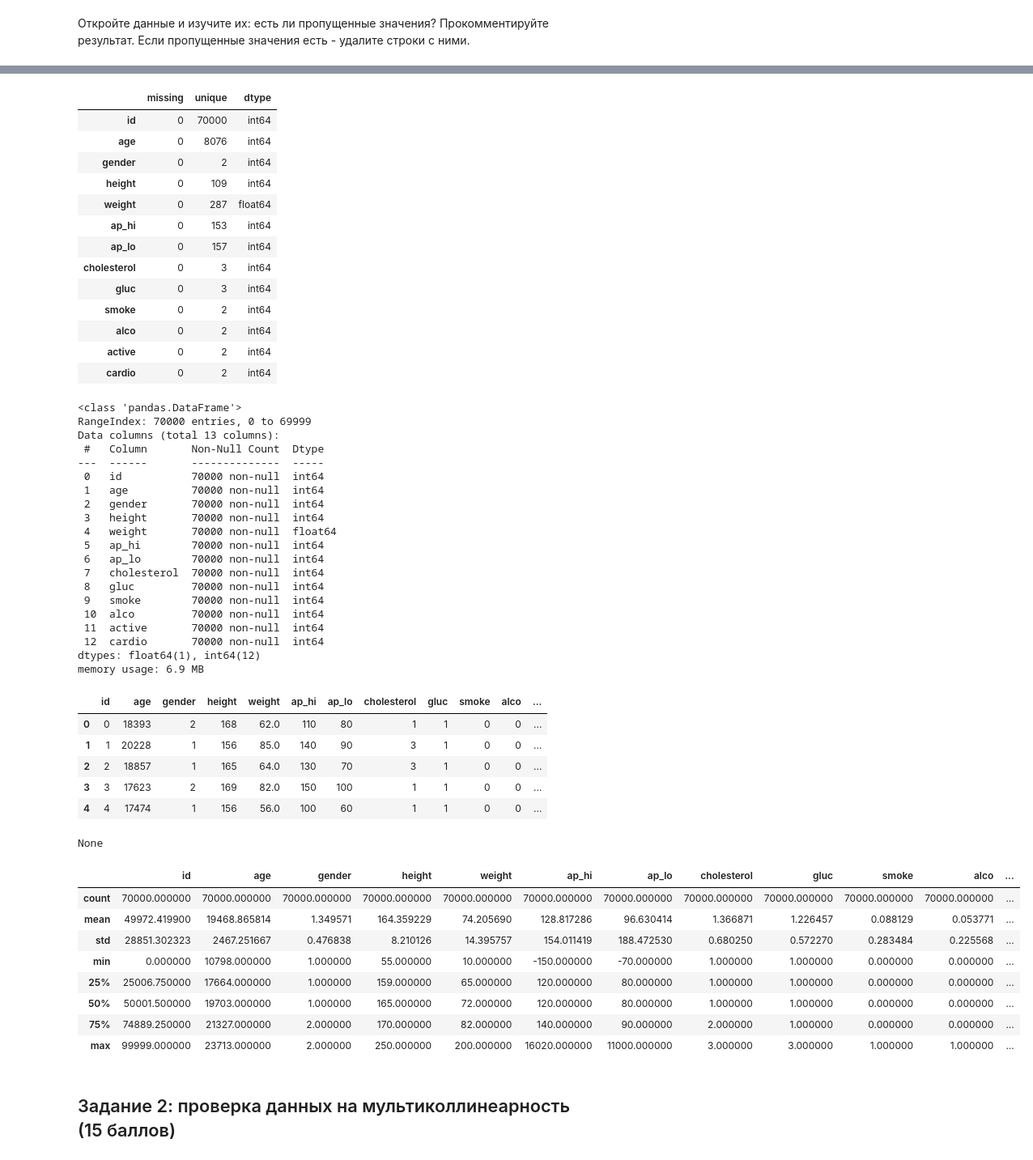
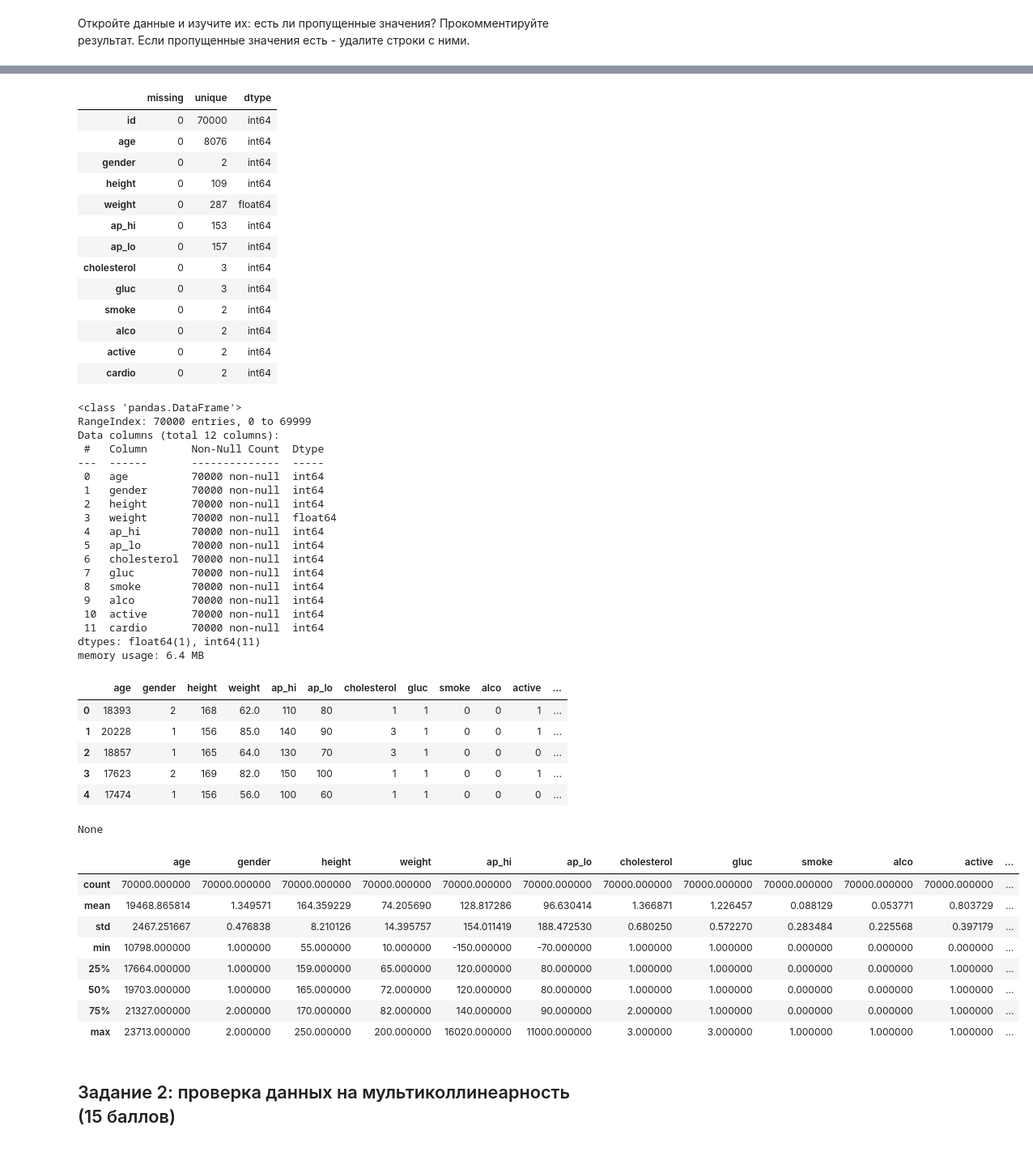
Before and after one commit to KonstGen921/sf_data_science, a Jupyter notebook: SF_project.ipynb, the cells around one changed output, grey strips where cells are left out. Shown at 81% size. Saved outputs shown, nothing was run; the diff lists cells and outputs as text; code cells hidden in the pictures.

```diff
--- a/SF_project.ipynb
+++ b/SF_project.ipynb
@@ -48,63 +48,65 @@ print("Количество дубликатов в данных:", duplicate_ro
 # проверим наличие пропущенных значений и уникальных значений в каждом столбце
 summary = pd.DataFrame({
     "missing": cvd_1.isnull().sum(),
     "unique": cvd_1.nunique(),
     "dtype": cvd_1.dtypes
 })
 display(summary)
 
+# дропнем столбец id, так как он не несет полезной информации для модели
+cvd_1.drop('id', axis=1, inplace=True)
+
 display(cvd_1.head(), cvd_1.info(), cvd_1.describe())
 # %% [output]
 Количество дубликатов в данных: 0
 |  | missing | unique | dtype |
 | id | 0 | 70000 | int64 |
 | age | 0 | 8076 | int64 |
 | gender | 0 | 2 | int64 |
 | height | 0 | 109 | int64 |
 | weight | 0 | 287 | float64 |
 | ap_hi | 0 | 153 | int64 |
 | ap_lo | 0 | 157 | int64 |
 | cholesterol | 0 | 3 | int64 |
 | gluc | 0 | 3 | int64 |
 | smoke | 0 | 2 | int64 |
 | alco | 0 | 2 | int64 |
 | active | 0 | 2 | int64 |
 | cardio | 0 | 2 | int64 |
 <class 'pandas.DataFrame'>
 RangeIndex: 70000 entries, 0 to 69999
-Data columns (total 13 columns):
+Data columns (total 12 columns):
  #   Column       Non-Null Count  Dtype
 ---  ------       --------------  -----
- 0   id           70000 non-null  int64
- 1   age          70000 non-null  int64
- 2   gender       70000 non-null  int64
- 3   height       70000 non-null  int64
- 4   weight       70000 non-null  float64
- 5   ap_hi        70000 non-null  int64
- 6   ap_lo        70000 non-null  int64
- 7   cholesterol  70000 non-null  int64
- 8   gluc         70000 non-null  int64
- 9   smoke        70000 non-null  int64
- 10  alco         70000 non-null  int64
- 11  active       70000 non-null  int64
- 12  cardio       70000 non-null  int64
-dtypes: float64(1), int64(12)
-memory usage: 6.9 MB
+ 0   age          70000 non-null  int64
+ 1   gender       70000 non-null  int64
+ 2   height       70000 non-null  int64
+ 3   weight       70000 non-null  float64
+ 4   ap_hi        70000 non-null  int64
+ 5   ap_lo        70000 non-null  int64
+ 6   cholesterol  70000 non-null  int64
+ 7   gluc         70000 non-null  int64
+ 8   smoke        70000 non-null  int64
+ 9   alco         70000 non-null  int64
+ 10  active       70000 non-null  int64
+ 11  cardio       70000 non-null  int64
+dtypes: float64(1), int64(11)
+memory usage: 6.4 MB
-|  | id | age | gender | height | weight | ap_hi | ap_lo | cholesterol | gluc | smoke | alco | ... |
-| 0 | 0 | 18393 | 2 | 168 | 62.0 | 110 | 80 | 1 | 1 | 0 | 0 | ... |
-| 1 | 1 | 20228 | 1 | 156 | 85.0 | 140 | 90 | 3 | 1 | 0 | 0 | ... |
-| 2 | 2 | 18857 | 1 | 165 | 64.0 | 130 | 70 | 3 | 1 | 0 | 0 | ... |
-| 3 | 3 | 17623 | 2 | 169 | 82.0 | 150 | 100 | 1 | 1 | 0 | 0 | ... |
-| 4 | 4 | 17474 | 1 | 156 | 56.0 | 100 | 60 | 1 | 1 | 0 | 0 | ... |
+|  | age | gender | height | weight | ap_hi | ap_lo | cholesterol | gluc | smoke | alco | active | ... |
+| 0 | 18393 | 2 | 168 | 62.0 | 110 | 80 | 1 | 1 | 0 | 0 | 1 | ... |
+| 1 | 20228 | 1 | 156 | 85.0 | 140 | 90 | 3 | 1 | 0 | 0 | 1 | ... |
+| 2 | 18857 | 1 | 165 | 64.0 | 130 | 70 | 3 | 1 | 0 | 0 | 0 | ... |
+| 3 | 17623 | 2 | 169 | 82.0 | 150 | 100 | 1 | 1 | 0 | 0 | 1 | ... |
+| 4 | 17474 | 1 | 156 | 56.0 | 100 | 60 | 1 | 1 | 0 | 0 | 0 | ... |
 None
-|  | id | age | gender | height | weight | ap_hi | ap_lo | cholesterol | gluc | smoke | alco | ... |
+|  | age | gender | height | weight | ap_hi | ap_lo | cholesterol | gluc | smoke | alco | active | ... |
 | count | 70000.000000 | 70000.000000 | 70000.000000 | 70000.000000 | 70000.000000 | 70000.000000 | 70000.000000 | 70000.000000 | 70000.000000 | 70000.000000 | 70000.000000 | ... |
-| mean | 49972.419900 | 19468.865814 | 1.349571 | 164.359229 | 74.205690 | 128.817286 | 96.630414 | 1.366871 | 1.226457 | 0.088129 | 0.053771 | ... |
-| std | 28851.302323 | 2467.251667 | 0.476838 | 8.210126 | 14.395757 | 154.011419 | 188.472530 | 0.680250 | 0.572270 | 0.283484 | 0.225568 | ... |
-| min | 0.000000 | 10798.000000 | 1.000000 | 55.000000 | 10.000000 | -150.000000 | -70.000000 | 1.000000 | 1.000000 | 0.000000 | 0.000000 | ... |
-| 25% | 25006.750000 | 17664.000000 | 1.000000 | 159.000000 | 65.000000 | 120.000000 | 80.000000 | 1.000000 | 1.000000 | 0.000000 | 0.000000 | ... |
-| 50% | 50001.500000 | 19703.000000 | 1.000000 | 165.000000 | 72.000000 | 120.000000 | 80.000000 | 1.000000 | 1.000000 | 0.000000 | 0.000000 | ... |
-| 75% | 74889.250000 | 21327.000000 | 2.000000 | 170.000000 | 82.000000 | 140.000000 | 90.000000 | 2.000000 | 1.000000 | 0.000000 | 0.000000 | ... |
-| max | 99999.000000 | 23713.000000 | 2.000000 | 250.000000 | 200.000000 | 16020.000000 | 11000.000000 | 3.000000 | 3.000000 | 1.000000 | 1.000000 | ... |
+| mean | 19468.865814 | 1.349571 | 164.359229 | 74.205690 | 128.817286 | 96.630414 | 1.366871 | 1.226457 | 0.088129 | 0.053771 | 0.803729 | ... |
+| std | 2467.251667 | 0.476838 | 8.210126 | 14.395757 | 154.011419 | 188.472530 | 0.680250 | 0.572270 | 0.283484 | 0.225568 | 0.397179 | ... |
+| min | 10798.000000 | 1.000000 | 55.000000 | 10.000000 | -150.000000 | -70.000000 | 1.000000 | 1.000000 | 0.000000 | 0.000000 | 0.000000 | ... |
+| 25% | 17664.000000 | 1.000000 | 159.000000 | 65.000000 | 120.000000 | 80.000000 | 1.000000 | 1.000000 | 0.000000 | 0.000000 | 1.000000 | ... |
+| 50% | 19703.000000 | 1.000000 | 165.000000 | 72.000000 | 120.000000 | 80.000000 | 1.000000 | 1.000000 | 0.000000 | 0.000000 | 1.000000 | ... |
+| 75% | 21327.000000 | 2.000000 | 170.000000 | 82.000000 | 140.000000 | 90.000000 | 2.000000 | 1.000000 | 0.000000 | 0.000000 | 1.000000 | ... |
+| max | 23713.000000 | 2.000000 | 250.000000 | 200.000000 | 16020.000000 | 11000.000000 | 3.000000 | 3.000000 | 1.000000 | 1.000000 | 1.000000 | ... |
 # %%
 # выводы:
```
Also changed, not shown: parts of 21 cells of this notebook, 8 other files.
